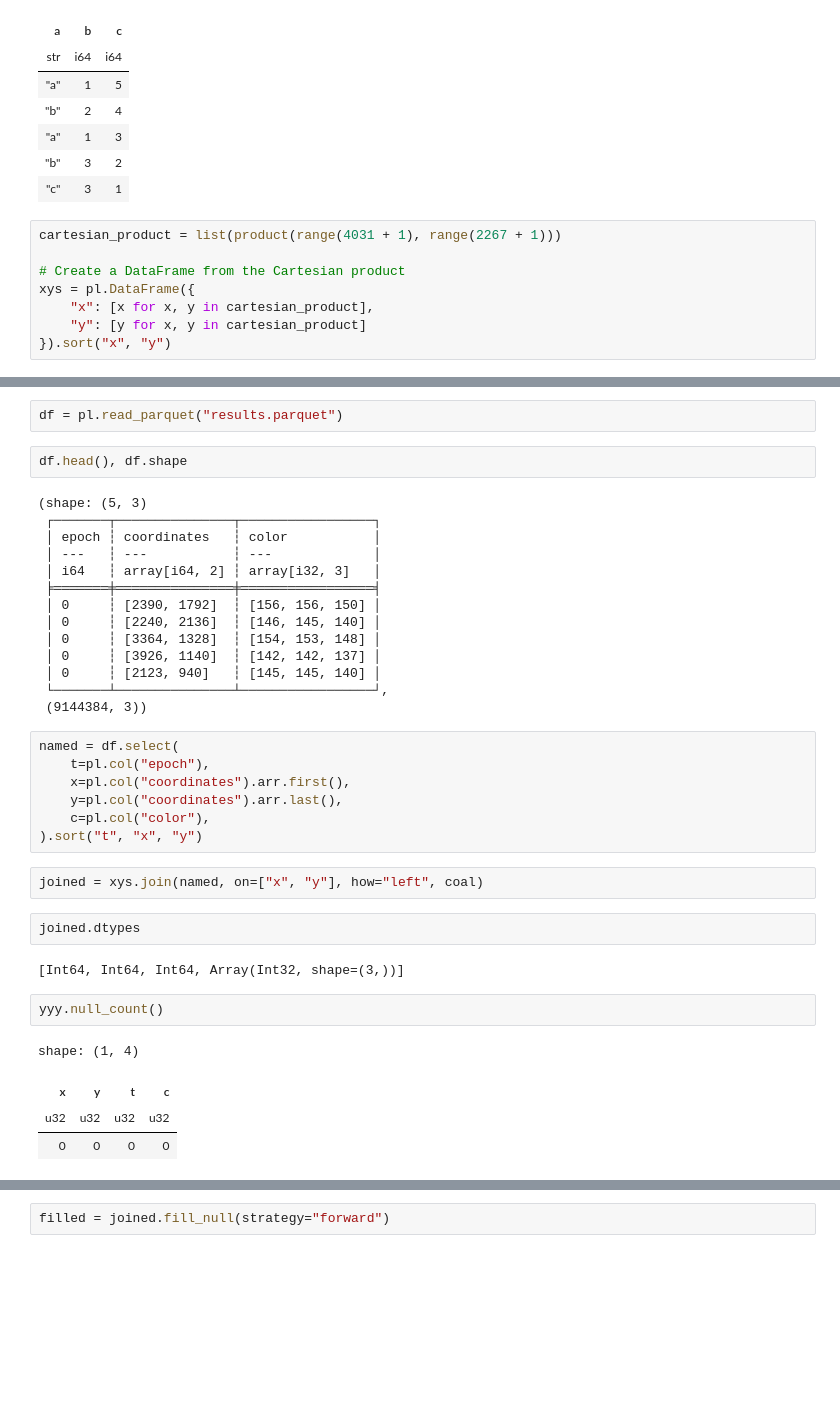
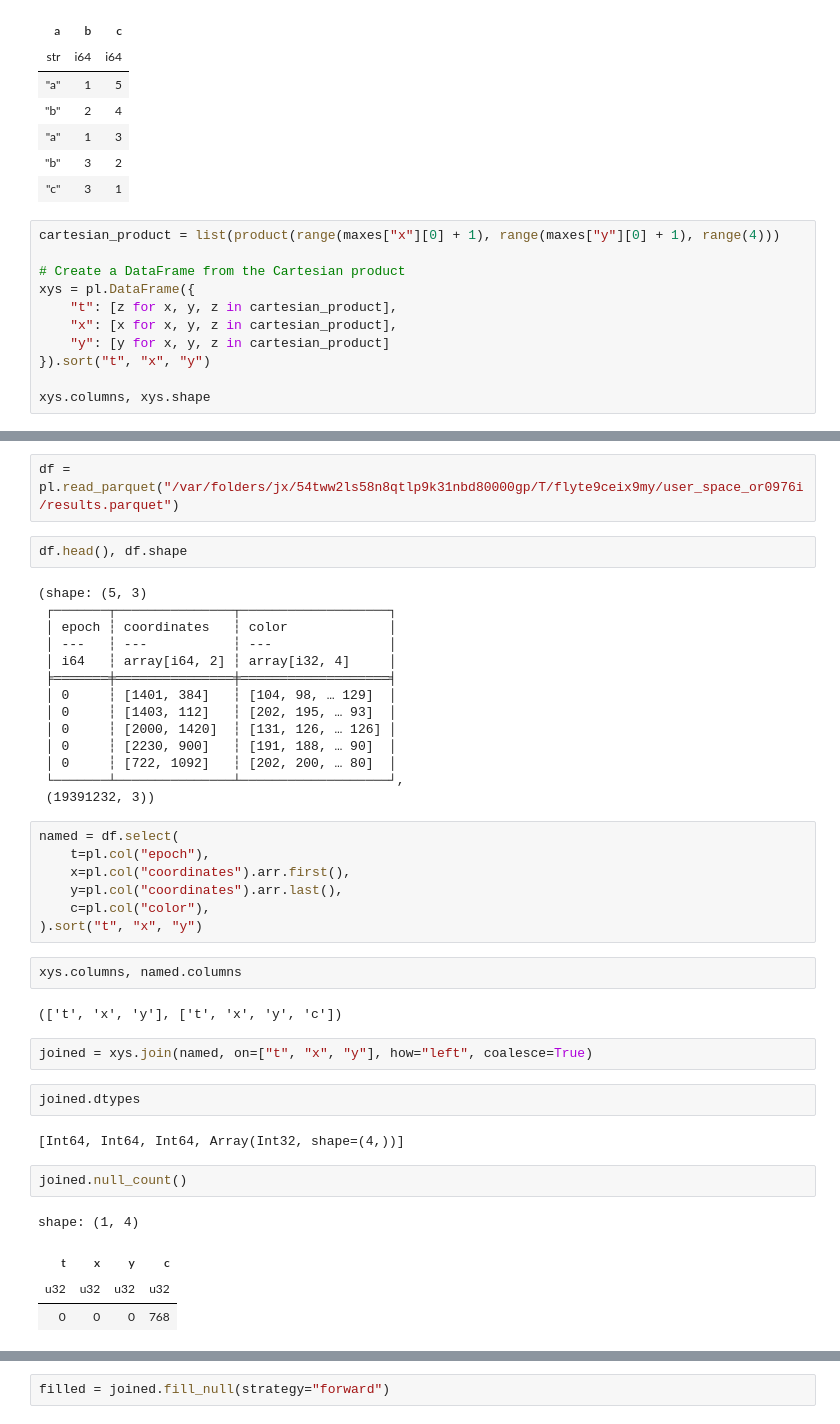
Before and after one commit to granthamtaylor/nerf, a Jupyter notebook: yt_scratch.ipynb, the cells around one changed output, grey strips where cells are left out. Saved outputs shown, nothing was run; the diff lists cells and outputs as text; blank space fills up the shorter version.

Commit message:
need to add epoch to the missing data
Signed-off-by: Yee Hing Tong <wild-endeavor@users.noreply.github.com>

```diff
--- a/yt_scratch.ipynb
+++ b/yt_scratch.ipynb
@@ -23,10 +23,13 @@ shape: (5, 3)
 | "b" | 3 | 2 |
 | "c" | 3 | 1 |
 # %%
-cartesian_product = list(product(range(4031 + 1), range(2267 + 1)))
+cartesian_product = list(product(range(maxes["x"][0] + 1), range(maxes["y"][0] + 1), range(4)))
 
 # Create a DataFrame from the Cartesian product
 xys = pl.DataFrame({
-    "x": [x for x, y in cartesian_product],
-    "y": [y for x, y in cartesian_product]
-}).sort("x", "y")
+    "t": [z for x, y, z in cartesian_product],
+    "x": [x for x, y, z in cartesian_product],
+    "y": [y for x, y, z in cartesian_product]
+}).sort("t", "x", "y")
+
+xys.columns, xys.shape
@@ -33,21 +42,21 @@ xys = pl.DataFrame({
 # %%
-df = pl.read_parquet("results.parquet")
+df = pl.read_parquet("/var/folders/jx/54tww2ls58n8qtlp9k31nbd80000gp/T/flyte9ceix9my/user_space_or0976i/results.parquet")
 # %%
 df.head(), df.shape
 # %% [output]
 (shape: (5, 3)
- ┌───────┬───────────────┬─────────────────┐
- │ epoch ┆ coordinates   ┆ color           │
- │ ---   ┆ ---           ┆ ---             │
- │ i64   ┆ array[i64, 2] ┆ array[i32, 3]   │
- ╞═══════╪═══════════════╪═════════════════╡
- │ 0     ┆ [2390, 1792]  ┆ [156, 156, 150] │
- │ 0     ┆ [2240, 2136]  ┆ [146, 145, 140] │
- │ 0     ┆ [3364, 1328]  ┆ [154, 153, 148] │
- │ 0     ┆ [3926, 1140]  ┆ [142, 142, 137] │
- │ 0     ┆ [2123, 940]   ┆ [145, 145, 140] │
- └───────┴───────────────┴─────────────────┘,
- (9144384, 3))
+ ┌───────┬───────────────┬───────────────────┐
+ │ epoch ┆ coordinates   ┆ color             │
+ │ ---   ┆ ---           ┆ ---               │
+ │ i64   ┆ array[i64, 2] ┆ array[i32, 4]     │
+ ╞═══════╪═══════════════╪═══════════════════╡
+ │ 0     ┆ [1401, 384]   ┆ [104, 98, … 129]  │
+ │ 0     ┆ [1403, 112]   ┆ [202, 195, … 93]  │
+ │ 0     ┆ [2000, 1420]  ┆ [131, 126, … 126] │
+ │ 0     ┆ [2230, 900]   ┆ [191, 188, … 90]  │
+ │ 0     ┆ [722, 1092]   ┆ [202, 200, … 80]  │
+ └───────┴───────────────┴───────────────────┘,
+ (19391232, 3))
 # %%
 named = df.select(
     t=pl.col("epoch"),
@@ -55,19 +64,23 @@ named = df.select(
     y=pl.col("coordinates").arr.last(),
     c=pl.col("color"),
 ).sort("t", "x", "y")
+# %%
+xys.columns, named.columns
+# %% [output]
+(['t', 'x', 'y'], ['t', 'x', 'y', 'c'])
 # %%
-joined = xys.join(named, on=["x", "y"], how="left", coal)
+joined = xys.join(named, on=["t", "x", "y"], how="left", coalesce=True)
 # %%
 joined.dtypes
 # %% [output]
-[Int64, Int64, Int64, Array(Int32, shape=(3,))]
+[Int64, Int64, Int64, Array(Int32, shape=(4,))]
 # %%
-yyy.null_count()
+joined.null_count()
 # %% [output]
 shape: (1, 4)
-| x | y | t | c |
+| t | x | y | c |
 | u32 | u32 | u32 | u32 |
-| 0 | 0 | 0 | 0 |
+| 0 | 0 | 0 | 768 |
 # %%
 joined.shape
 # %% [output]
```
Also changed, not shown: parts of 7 cells of this notebook, 5 other files.
